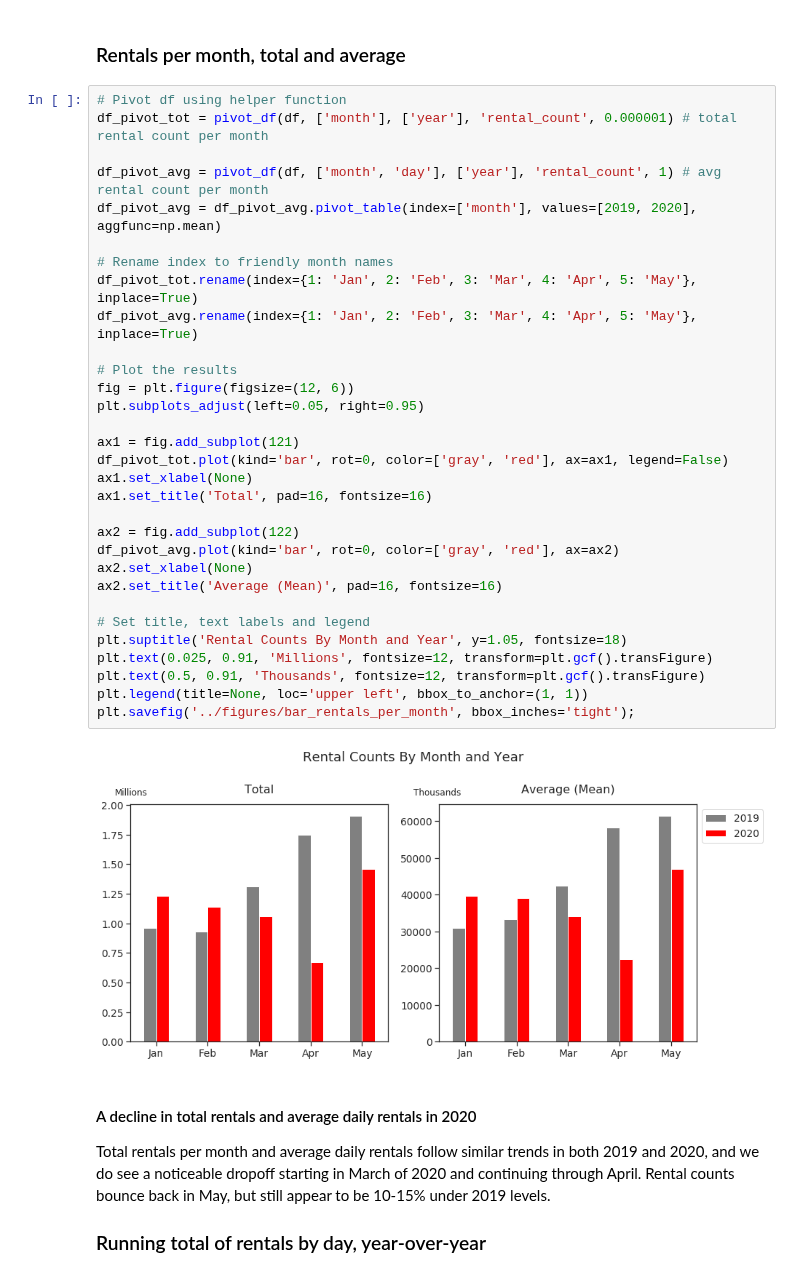
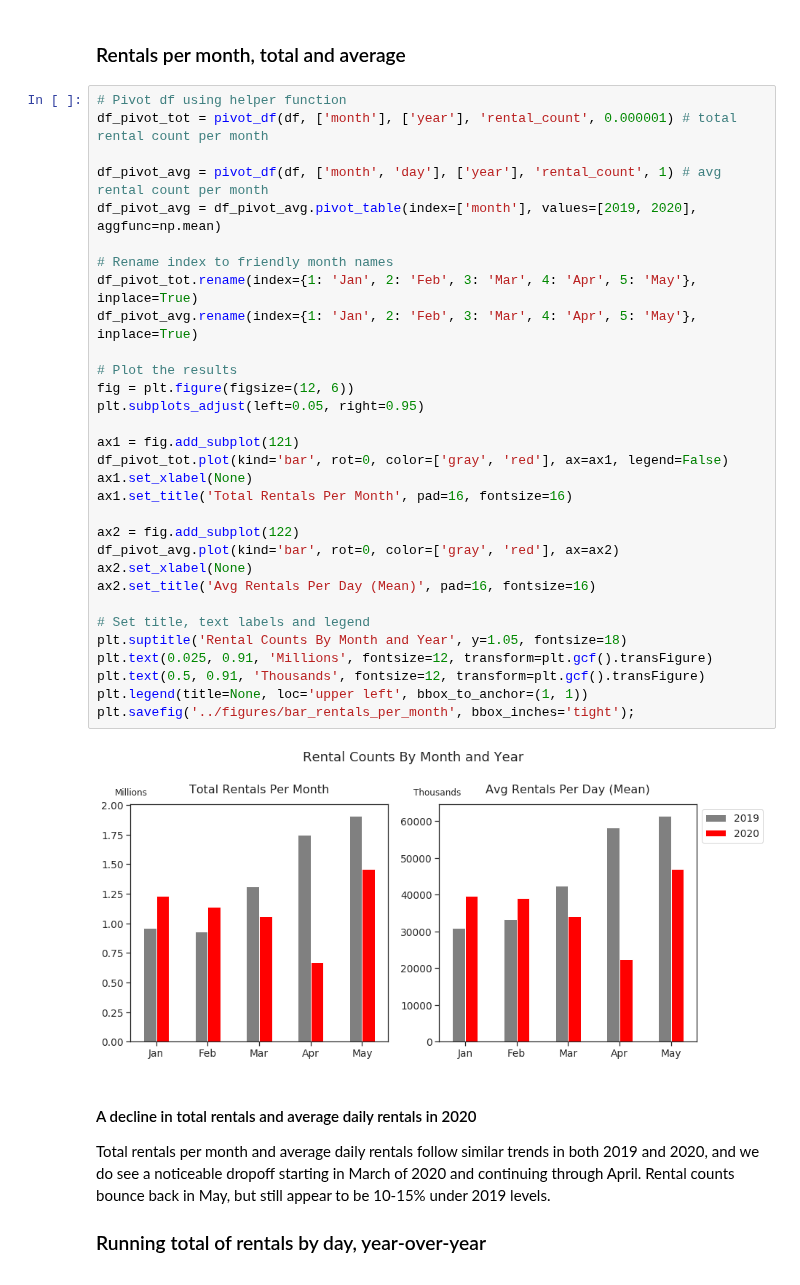
Before and after one commit to stevenrhart/bike-rentals, a Jupyter notebook: notebooks/Bike Sharing in the Time of Covid-19.ipynb, the cells around one changed output. Saved outputs shown, nothing was run; the diff lists cells and outputs as text.

```diff
--- a/notebooks/Covid Impact on Bike Rentals in NYC.ipynb
+++ b/notebooks/Bike Sharing in the Time of Covid-19.ipynb
@@ -488,36 +527,36 @@ def pivot_df(df, pv_index, pv_columns, pv_values, scale, aggfunc=np.sum, impute=
 # %%
 # Pivot df using helper function
 df_pivot_tot = pivot_df(df, ['month'], ['year'], 'rental_count', 0.000001) # total rental count per month
 
 df_pivot_avg = pivot_df(df, ['month', 'day'], ['year'], 'rental_count', 1) # avg rental count per month
 df_pivot_avg = df_pivot_avg.pivot_table(index=['month'], values=[2019, 2020], aggfunc=np.mean)
 
 # Rename index to friendly month names
 df_pivot_tot.rename(index={1: 'Jan', 2: 'Feb', 3: 'Mar', 4: 'Apr', 5: 'May'}, inplace=True)
 df_pivot_avg.rename(index={1: 'Jan', 2: 'Feb', 3: 'Mar', 4: 'Apr', 5: 'May'}, inplace=True)
 
 # Plot the results
 fig = plt.figure(figsize=(12, 6))
 plt.subplots_adjust(left=0.05, right=0.95)
 
 ax1 = fig.add_subplot(121)
 df_pivot_tot.plot(kind='bar', rot=0, color=['gray', 'red'], ax=ax1, legend=False)
 ax1.set_xlabel(None)
-ax1.set_title('Total', pad=16, fontsize=16)
+ax1.set_title('Total Rentals Per Month', pad=16, fontsize=16)
 
 ax2 = fig.add_subplot(122)
 df_pivot_avg.plot(kind='bar', rot=0, color=['gray', 'red'], ax=ax2)
 ax2.set_xlabel(None)
-ax2.set_title('Average (Mean)', pad=16, fontsize=16)
+ax2.set_title('Avg Rentals Per Day (Mean)', pad=16, fontsize=16)
 
 # Set title, text labels and legend
 plt.suptitle('Rental Counts By Month and Year', y=1.05, fontsize=18)
 plt.text(0.025, 0.91, 'Millions', fontsize=12, transform=plt.gcf().transFigure)
 plt.text(0.5, 0.91, 'Thousands', fontsize=12, transform=plt.gcf().transFigure)
 plt.legend(title=None, loc='upper left', bbox_to_anchor=(1, 1))
 plt.savefig('../figures/bar_rentals_per_month', bbox_inches='tight');
 # %% [output]
-[figure, old version]
+[figure, new version]
 # %% [markdown]
 #### A decline in total rentals and average daily rentals in 2020
 Total rentals per month and average daily rentals follow similar trends in both 2019 and 2020, and we do see a noticeable dropoff starting in March of 2020 and continuing through April. Rental counts bounce back in May, but still appear to be 10-15% under 2019 levels.
```
Also changed, not shown: parts of 18 cells of this notebook, 3 other files.
